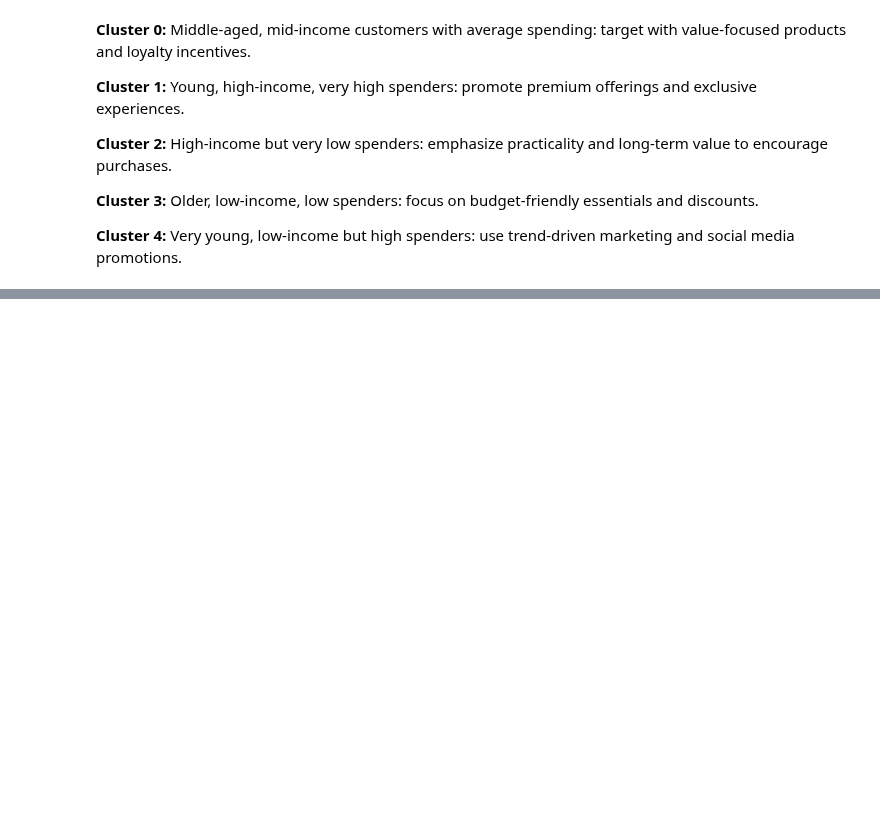
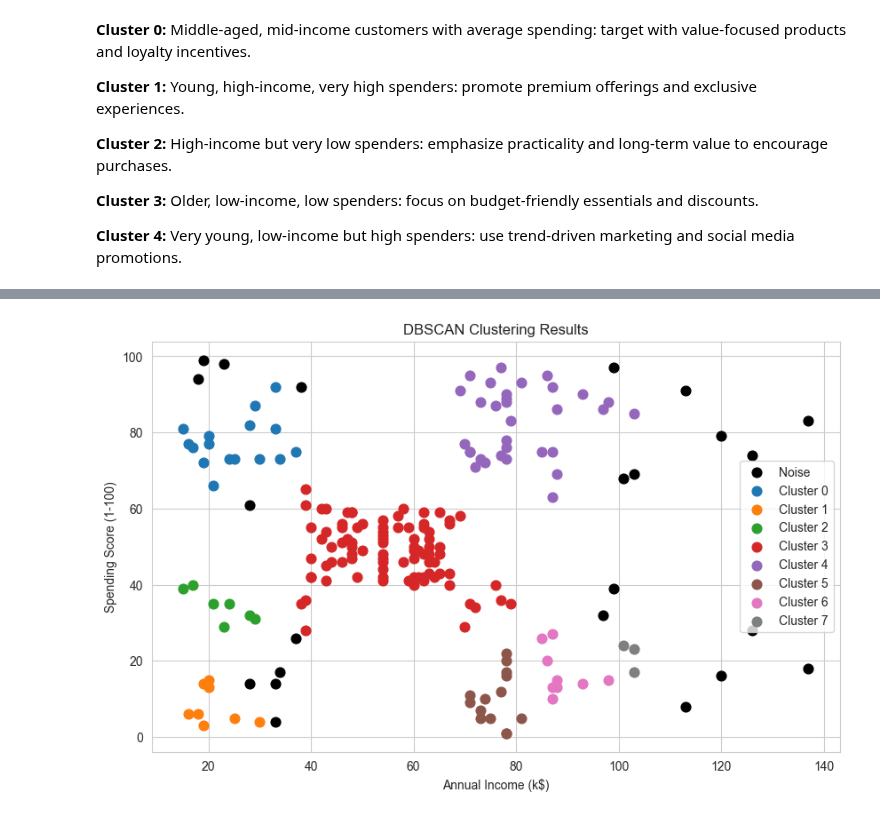
Before and after one commit to emschutt/Applied-Data-Science-Classes, a Jupyter notebook: Machine Learning/Homework_3.ipynb, the cells around one changed output, grey strips where cells are left out. Drawn from its saved outputs; the diff is of its cells as text; code cells hidden in the pictures; blank space fills up the shorter version.

```diff
--- a/Machine Learning/Homework_3.ipynb
+++ b/Machine Learning/Homework_3.ipynb
@@ -246,0 +273,35 @@ cluster_summary
+# %%
+from sklearn.cluster import DBSCAN
+
+epsilon = 0.3
+dbscan = DBSCAN(eps=epsilon, min_samples=min_pts)
+db_labels = dbscan.fit_predict(X_db)
+
+df['DBSCAN_Cluster'] = db_labels
+# %%
+plt.figure(figsize=(10, 6))
+
+# Noise points in black
+noise_mask = df['DBSCAN_Cluster'] == -1
+plt.scatter(df.loc[noise_mask, 'Annual Income (k$)'],
+            df.loc[noise_mask, 'Spending Score (1-100)'],
+            c='black', s=60, label='Noise')
+
+# Clusters
+clusters = np.unique(db_labels)
+clusters = clusters[clusters != -1]  # remove noise
+
+for c in clusters:
+    mask = df['DBSCAN_Cluster'] == c
+    plt.scatter(df.loc[mask, 'Annual Income (k$)'],
+                df.loc[mask, 'Spending Score (1-100)'],
+                s=60, label=f"Cluster {c}")
+
+plt.title("DBSCAN Clustering Results")
+plt.xlabel("Annual Income (k$)")
+plt.ylabel("Spending Score (1-100)")
+plt.legend()
+plt.grid(True)
+plt.show()
+# %% [output]
+[figure, added]
```
Also changed, not shown: parts of 4 cells of this notebook.
